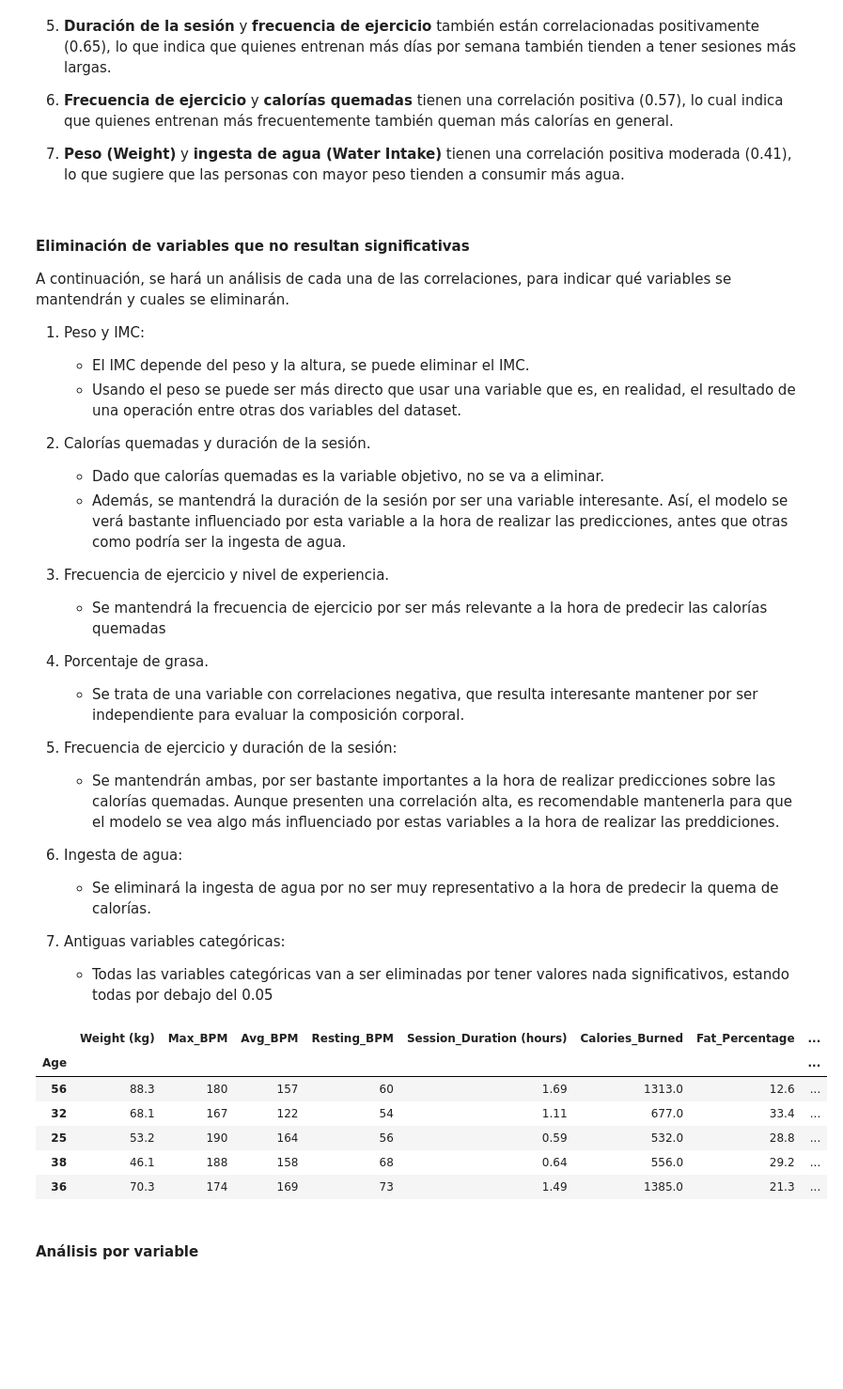
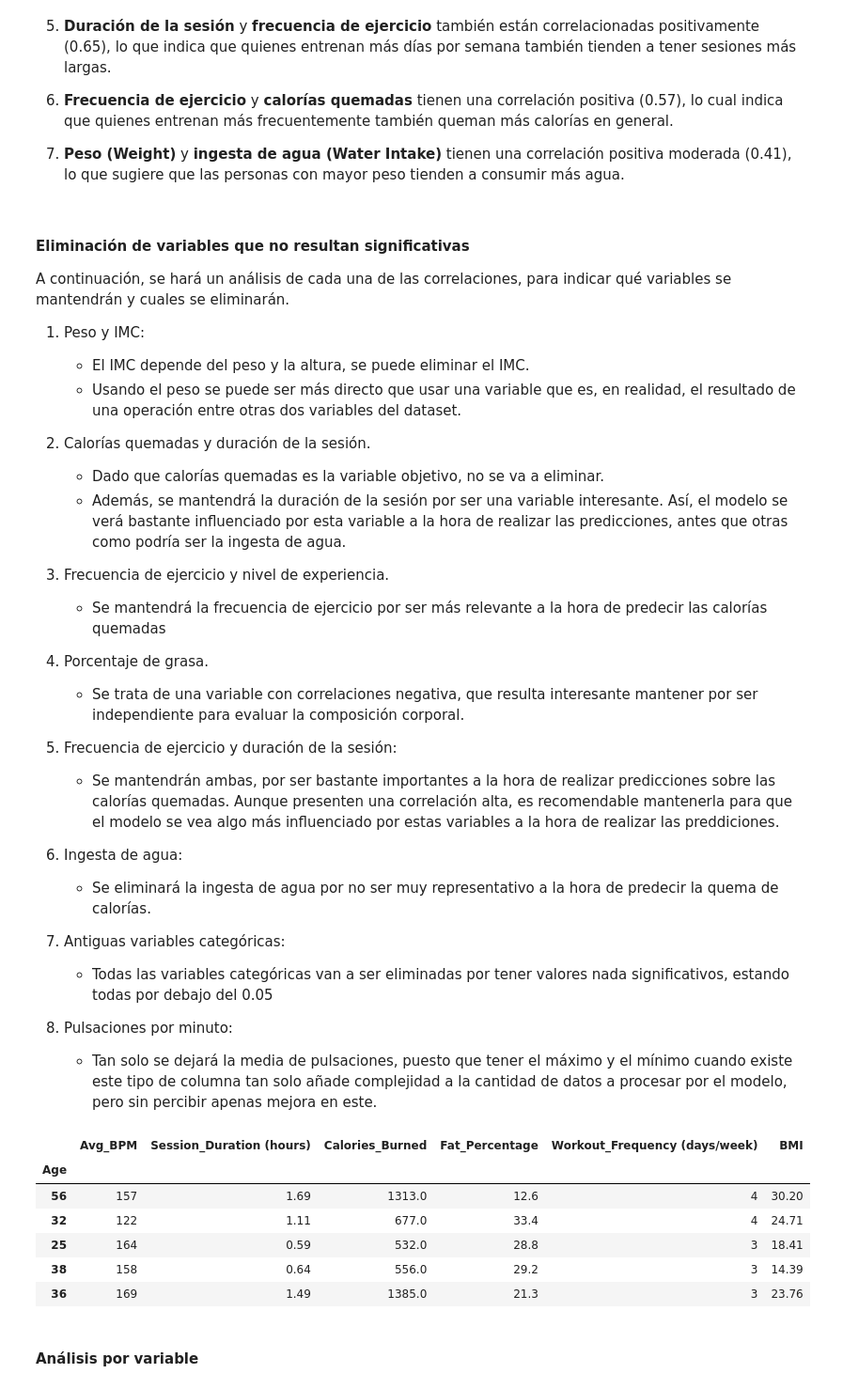
Before and after one commit to VforVitorio/Aprendizaje-Automatico, a Jupyter notebook: S08/PLE02/ple02_n01_eda.ipynb, the cells around one changed output. Shown at 94% size. Saved outputs shown, nothing was run; the diff lists cells and outputs as text; code cells hidden in the pictures; blank space fills up the shorter version.

```diff
--- a/S08/PLE02/ple02_n01_eda.ipynb
+++ b/S08/PLE02/ple02_n01_eda.ipynb
@@ -474,21 +474,30 @@ A continuación, se hará un análisis de cada una de las correlaciones, para in
 
 7. Antiguas variables categóricas:
     - Todas las variables categóricas van a ser eliminadas por tener valores nada significativos, estando todas por debajo del 0.05
+
+8. Pulsaciones por minuto:
+    - Tan solo se dejará la media de pulsaciones, puesto que tener el máximo y el mínimo cuando existe este tipo de columna tan solo añade complejidad a la cantidad de datos a procesar por el modelo, pero sin percibir apenas mejora en este.
 # %%
 #Eliminar las columnas especificadas
 columnas_a_eliminar = ['Height (m)','BMI','Experience_Level',
                        'Water_Intake (liters)', 'Workout_Type_HIIT', 'Workout_Type_Strength',
-                       'Workout_Type_Yoga', 'Gender_Male']
+                       'Workout_Type_Yoga', 'Gender_Male', 'Max_BPM', 'Resting_BPM']
 df = df.drop(columns=columnas_a_eliminar)
-df.head()
+
+
+# Crear un nuevo DataFrame con las columnas restantes
+nuevas_columnas_numericas = df.select_dtypes(include=[np.number])
+
+# Mostrar las primeras filas del nuevo DataFrame
+nuevas_columnas_numericas.head()
 # %% [output]
-|  | Weight (kg) | Max_BPM | Avg_BPM | Resting_BPM | Session_Duration (hours) | Calories_Burned | Fat_Percentage | ... |
-| Age |  |  |  |  |  |  |  | ... |
-| 56 | 88.3 | 180 | 157 | 60 | 1.69 | 1313.0 | 12.6 | ... |
-| 32 | 68.1 | 167 | 122 | 54 | 1.11 | 677.0 | 33.4 | ... |
-| 25 | 53.2 | 190 | 164 | 56 | 0.59 | 532.0 | 28.8 | ... |
-| 38 | 46.1 | 188 | 158 | 68 | 0.64 | 556.0 | 29.2 | ... |
-| 36 | 70.3 | 174 | 169 | 73 | 1.49 | 1385.0 | 21.3 | ... |
+|  | Avg_BPM | Session_Duration (hours) | Calories_Burned | Fat_Percentage | Workout_Frequency (days/week) | BMI |
+| Age |  |  |  |  |  |  |
+| 56 | 157 | 1.69 | 1313.0 | 12.6 | 4 | 30.20 |
+| 32 | 122 | 1.11 | 677.0 | 33.4 | 4 | 24.71 |
+| 25 | 164 | 0.59 | 532.0 | 28.8 | 3 | 18.41 |
+| 38 | 158 | 0.64 | 556.0 | 29.2 | 3 | 14.39 |
+| 36 | 169 | 1.49 | 1385.0 | 21.3 | 3 | 23.76 |
 # %% [markdown]
 #### Análisis por variable
 # %%
```
Also changed, not shown: parts of 3 cells of this notebook, 5 other files.
